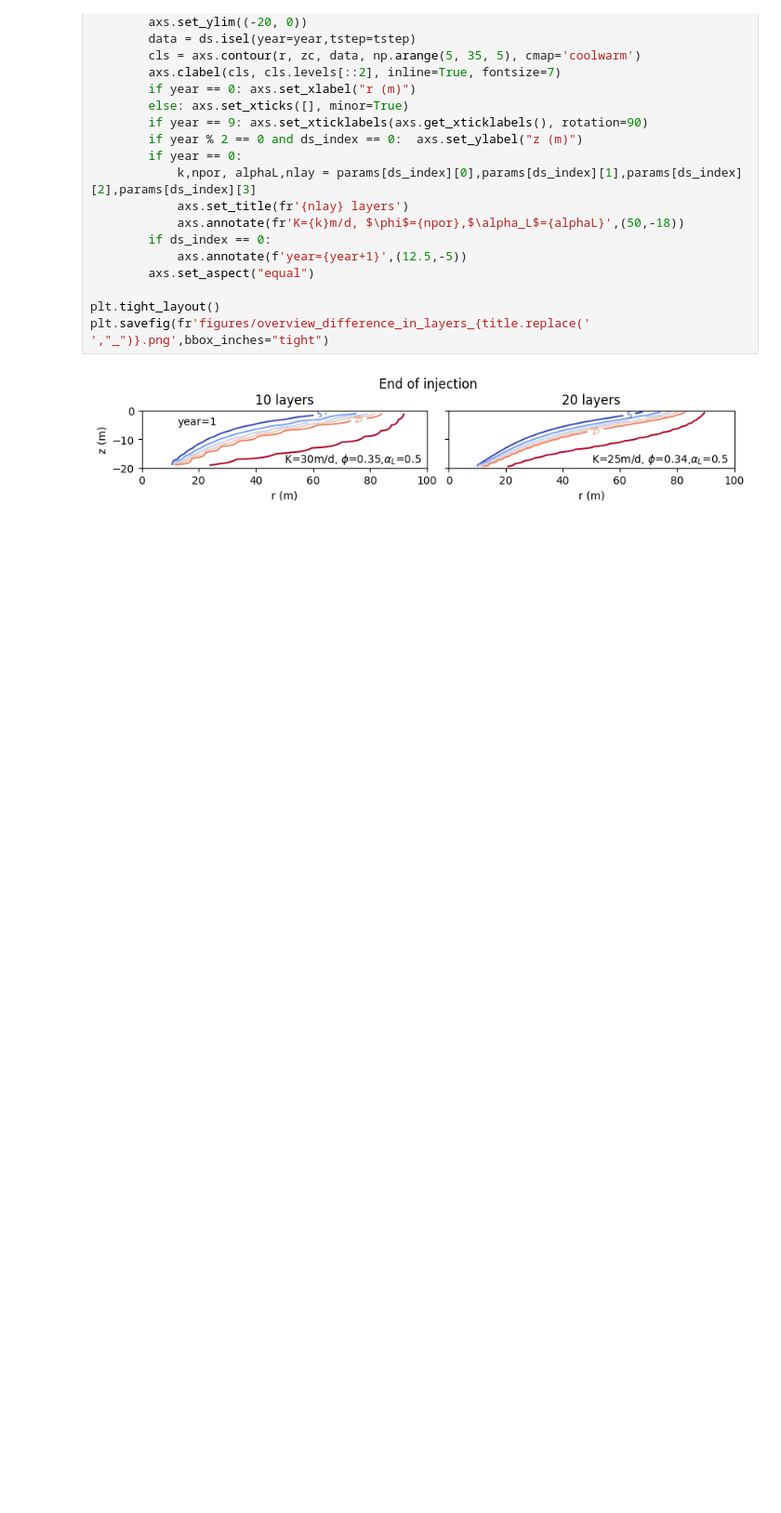
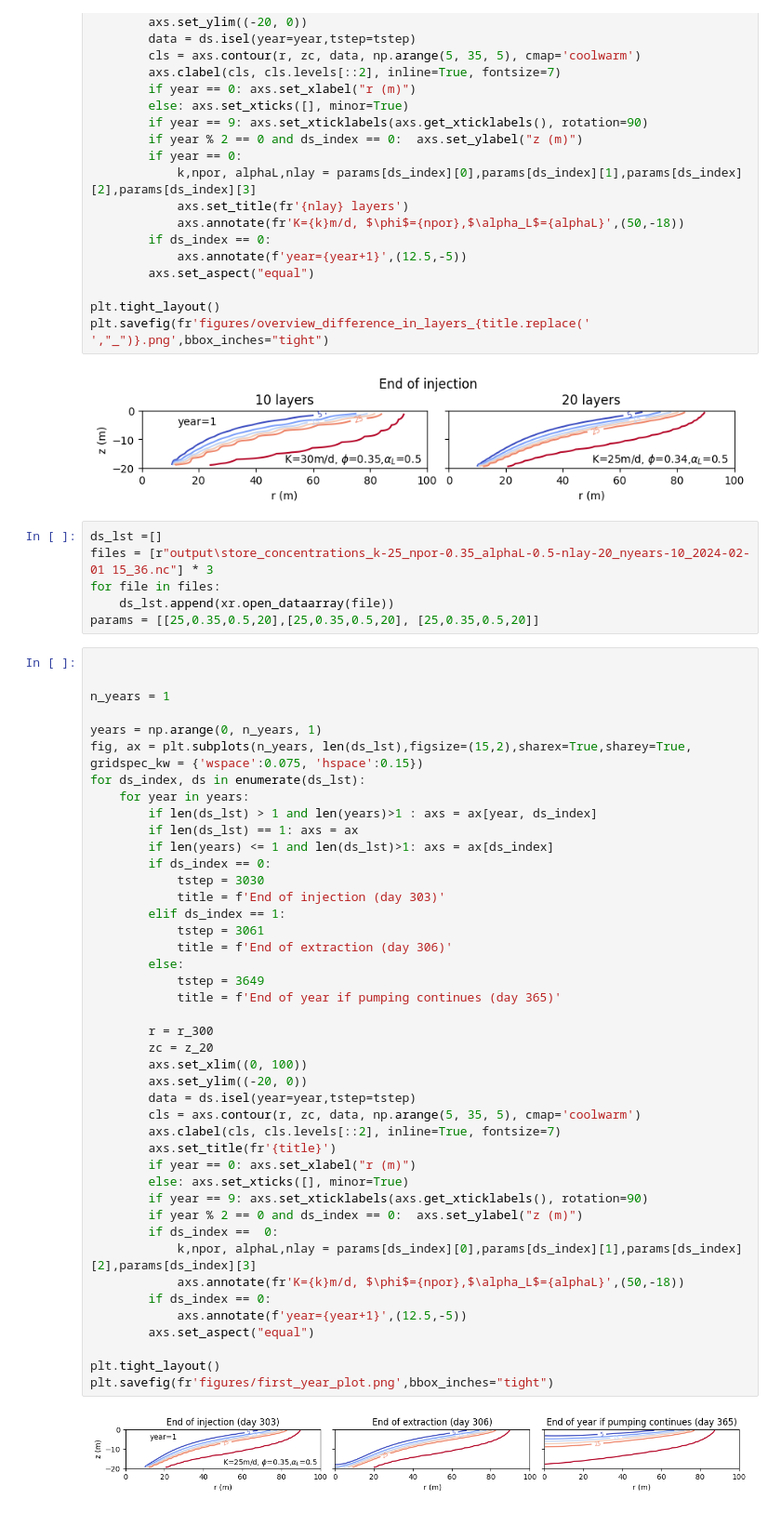
Before and after one commit to Daafip/design-ASR-CEGM2006, a Jupyter notebook: Model/4. Vary_params_plotting.ipynb, the cells around one changed output. Shown: that part at 93% size. Saved outputs shown, nothing was run; the diff lists cells and outputs as text; blank space fills up the shorter version.

Commit message:
new plot first year

```diff
--- a/Model/4. Vary_params_plotting.ipynb
+++ b/Model/4. Vary_params_plotting.ipynb
@@ -314,3 +314,54 @@ plt.tight_layout()
 plt.savefig(fr'figures/overview_difference_in_layers_{title.replace(' ',"_")}.png',bbox_inches="tight")
 # %% [output]
 [figure]
+# %%
+ds_lst =[]
+files = [r"output\store_concentrations_k-25_npor-0.35_alphaL-0.5-nlay-20_nyears-10_2024-02-01 15_36.nc"] * 3
+for file in files:
+    ds_lst.append(xr.open_dataarray(file))
+params = [[25,0.35,0.5,20],[25,0.35,0.5,20], [25,0.35,0.5,20]]
+# %%
+
+
+n_years = 1
+
+years = np.arange(0, n_years, 1)
+fig, ax = plt.subplots(n_years, len(ds_lst),figsize=(15,2),sharex=True,sharey=True, gridspec_kw = {'wspace':0.075, 'hspace':0.15})
+for ds_index, ds in enumerate(ds_lst):
+    for year in years:
+        if len(ds_lst) > 1 and len(years)>1 : axs = ax[year, ds_index]
+        if len(ds_lst) == 1: axs = ax
+        if len(years) <= 1 and len(ds_lst)>1: axs = ax[ds_index]
+        if ds_index == 0:
+            tstep = 3030
+            title = f'End of injection (day 303)'
+        elif ds_index == 1:
+            tstep = 3061
+            title = f'End of extraction (day 306)'
+        else:
+            tstep = 3649
+            title = f'End of year if pumping continues (day 365)'
+
+        r = r_300
+        zc = z_20
+        axs.set_xlim((0, 100))
+        axs.set_ylim((-20, 0))
+        data = ds.isel(year=year,tstep=tstep)
+        cls = axs.contour(r, zc, data, np.arange(5, 35, 5), cmap='coolwarm')
+        axs.clabel(cls, cls.levels[::2], inline=True, fontsize=7)
+        axs.set_title(fr'{title}')
+        if year == 0: axs.set_xlabel("r (m)")
+        else: axs.set_xticks([], minor=True)
+        if year == 9: axs.set_xticklabels(axs.get_xticklabels(), rotation=90)
+        if year % 2 == 0 and ds_index == 0:  axs.set_ylabel("z (m)")
+        if ds_index ==  0:
+            k,npor, alphaL,nlay = params[ds_index][0],params[ds_index][1],params[ds_index][2],params[ds_index][3]
+            axs.annotate(fr'K={k}m/d, $\phi$={npor},$\alpha_L$={alphaL}',(50,-18))
+        if ds_index == 0:
+            axs.annotate(f'year={year+1}',(12.5,-5))
+        axs.set_aspect("equal")
+
+plt.tight_layout()
+plt.savefig(fr'figures/first_year_plot.png',bbox_inches="tight")
+# %% [output]
+[figure, added]
```
Also changed, not shown: 2 other files.
